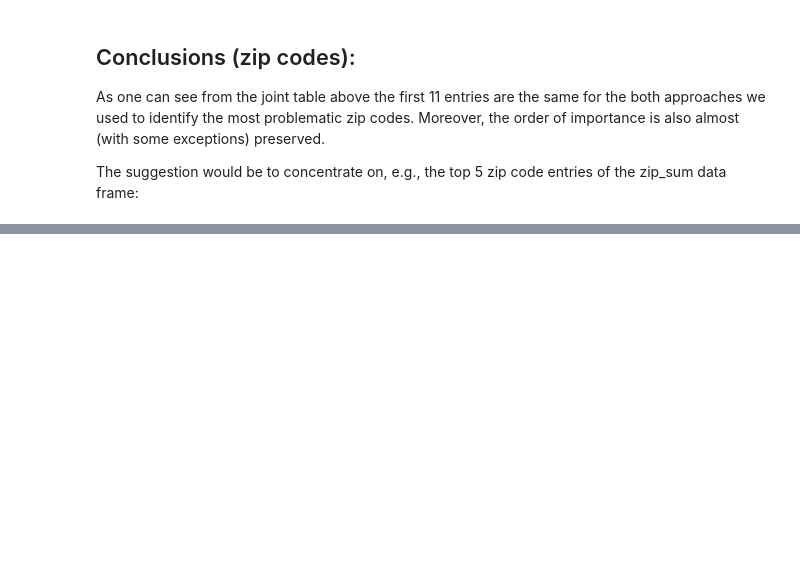
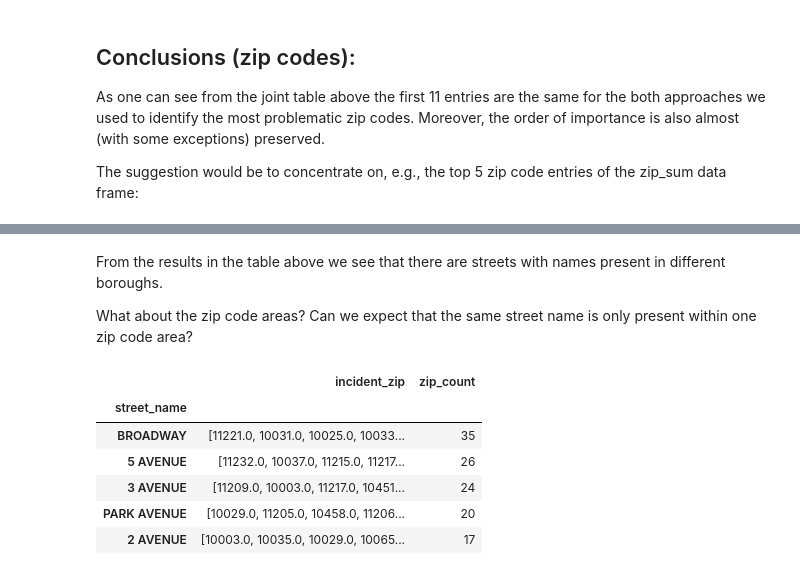
Before and after one commit to ivan-zapreev/data-science-python-projects, a Jupyter notebook: IBM_DS0720EN/capstone_02.ipynb, the cells around one changed output, grey strips where cells are left out. Saved outputs shown, nothing was run; the diff lists cells and outputs as text; code cells hidden in the pictures; blank space fills up the shorter version.

```diff
--- a/IBM_DS0720EN/capstone_02.ipynb
+++ b/IBM_DS0720EN/capstone_02.ipynb
@@ -356,0 +413,24 @@ print('The top 5 problematic zip code areas:', zip_sum.index[0:5].to_list())
+# %% [markdown]
+From the results in the table above we see that there are streets with names present in different boroughs.
+
+What about the zip code areas? Can we expect that the same street name is only present within one zip code area?
+# %%
+# Group by the street name and then get the list of unique boroughs the street is present in
+sz_df = dhp_df.groupby(by=['street_name'])['incident_zip'].unique().to_frame()
+
+# Count the number of boroughs per street
+sz_df['zip_count'] = sz_df['incident_zip'].apply(len)
+
+# Order streets by the borough count
+sz_df.sort_values(by = ['zip_count'], axis = 0, inplace = True, ascending = False)
+
+# Display the result
+display(sz_df.head())
+# %% [output]
+|  | incident_zip | zip_count |
+| street_name |  |  |
+| BROADWAY | [11221.0, 10031.0, 10025.0, 10033... | 35 |
+| 5 AVENUE | [11232.0, 10037.0, 11215.0, 11217... | 26 |
+| 3 AVENUE | [11209.0, 10003.0, 11217.0, 10451... | 24 |
+| PARK AVENUE | [10029.0, 11205.0, 10458.0, 11206... | 20 |
+| 2 AVENUE | [10003.0, 10035.0, 10029.0, 10065... | 17 |
```
Also changed, not shown: parts of 16 cells of this notebook.
